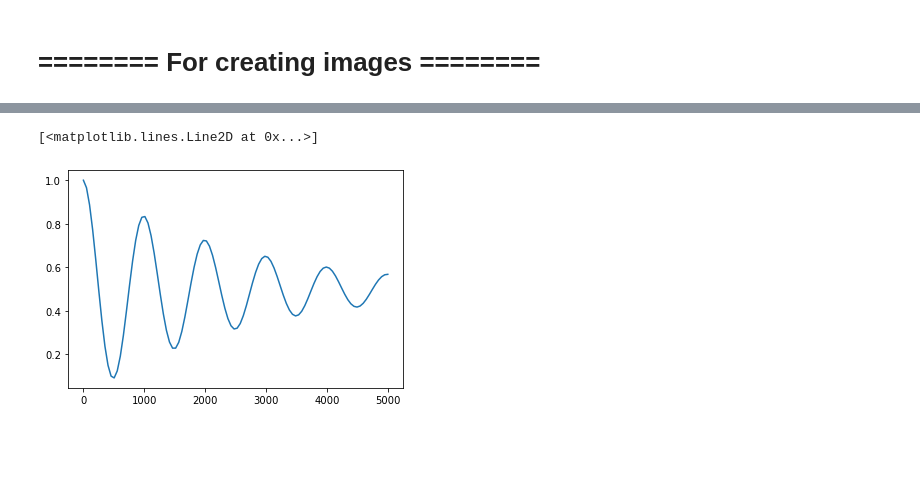
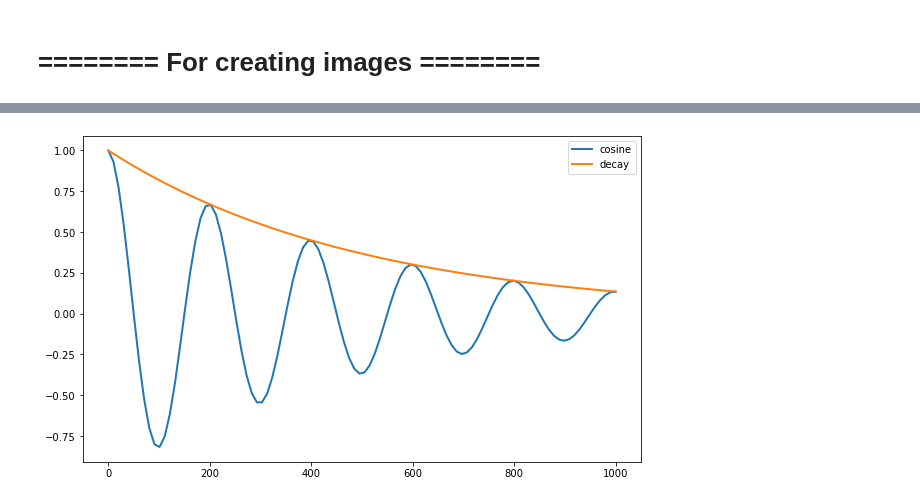
Before and after one commit to lcances/Deep-Co-Training, a Jupyter notebook: UrbanSound8k/notebooks/co-training_independant-loss.ipynb, the cells around one changed output, grey strips where cells are left out. Cells and saved outputs as stored; diff of their text form; code cells hidden in the pictures; blank space fills up the shorter version.

```diff
--- a/UrbanSound8k/notebooks/co-training_independant-loss.ipynb
+++ b/UrbanSound8k/notebooks/co-training_independant-loss.ipynb
@@ -77,7 +77,7 @@ parser = argparse.ArgumentParser()
 
 
 parser.add_argument("-d", "--dataset_root", default="../../datasets", type=str)
-parser.add_argument("-D", "--dataset", default="cifar10", type=str, help="available [ubs8k | cifar10]")
+parser.add_argument("-D", "--dataset", default="ubs8k", type=str, help="available [ubs8k | cifar10]")
 # parser.add_argument("--supervised_mult", default=1.0, type=float)
 
 group_t = parser.add_argument_group("Commun parameters")
@@ -125,0 +122,11 @@ Namespace(augment=None, augment_S=False, augment_U=False, batch_size=100, beta=1
+# %%
+# modify checkpoint and tensorboard path to fit the dataset
+checkpoint_path_ = args.checkpoint_path.split("/")
+tensorboard_path_ = args.tensorboard_path.split("/")
+
+checkpoint_path_[3] = args.dataset
+tensorboard_path_[3] = args.dataset
+
+args.checkpoint_path = "/".join(checkpoint_path_)
+args.tensorboard_path = "/".join(tensorboard_path_)
+args
@@ -962,14 +976,20 @@ for rule_fn in schedulers:
 # %%
 step = 10
 cycle = 10
 decay = 2
 hop_length = hop_length = np.linspace(0, args.nb_epoch, step * cycle)
 
 # create original steps
 decaying =  np.exp(-decay*np.linspace(0, 1, len(hop_length)))
-sup_steps = 0.5 * (decaying * np.cos(np.pi * hop_length / (args.nb_epoch / cycle)) + 1)
+# sup_steps = 0.5 * (decaying * np.cos(np.pi * hop_length / (args.nb_epoch / cycle)) + 1)
+sup_steps = (decaying * np.cos(np.pi * hop_length * (cycle / args.nb_epoch)))
 
-plt.plot(hop_length, sup_steps)
+plt.figure(0, figsize=(10, 6))
+
+plt.plot(hop_length, sup_steps, linewidth=2, label="cosine")
+plt.plot(hop_length, decaying, linewidth=2, label="decay")
+
+plt.legend()
+plt.show()
 # %% [output]
-[<matplotlib.lines.Line2D at 0x...>]
-[figure, old version]
+[figure, new version]
```
Also changed, not shown: parts of 8 cells of this notebook.
